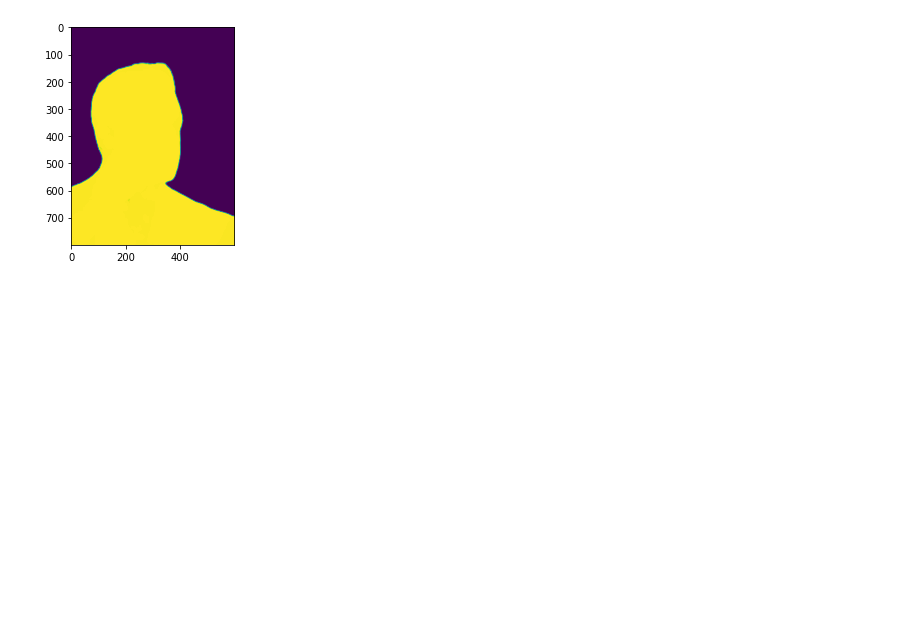
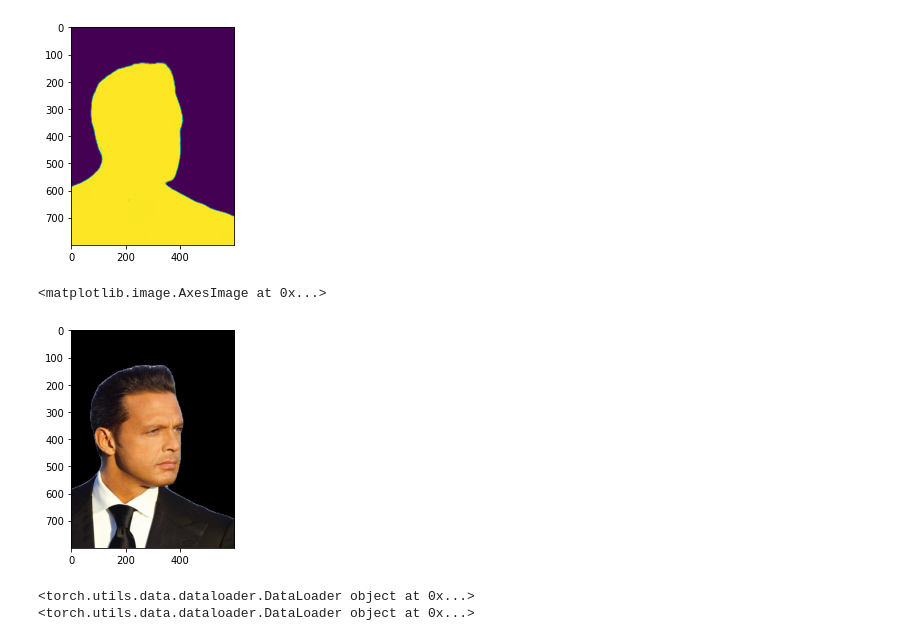
Before and after one commit to noisrucer/virtual-background, a Jupyter notebook: playground.ipynb, the cells around one changed output. Saved outputs shown, nothing was run; the diff lists cells and outputs as text; code cells hidden in the pictures; blank space fills up the shorter version.

Commit message:
[Feat] Implement Dataset/DataLoader class
- Call `get_dataloaders` function in `dataloader/dataloader.py` file
- Returns `train_loader` and `val_loader`
issue #3

```diff
--- a/playground.ipynb
+++ b/playground.ipynb
@@ -5,7 +5,7 @@ import matplotlib.pyplot as plt
 # %%
 img_path = '/opt/ml/input/id-photo-generator/data/matting_human_half/clip_img/1803151818/clip_00000000/1803151818-00000023.jpg'
 matting_path = '/opt/ml/input/id-photo-generator/data/matting_human_half/matting/1803151818/matting_00000000/1803151818-00000023.png'
-img = cv2.imread(img_path, cv2.IMREAD_UNCHANGED)
+img = cv2.imread(img_path)
 img = cv2.cvtColor(img, cv2.COLOR_BGR2RGB)
 matting = cv2.imread(matting_path, cv2.IMREAD_UNCHANGED)
 # %%
@@ -31,3 +31,27 @@ plt.imshow(matting_alpha)
 # %% [output]
 <matplotlib.image.AxesImage at 0x...>
 [figure]
+# %%
+matting_alpha = (matting_alpha != 0) * 1
+# %%
+matting_alpha_3d = [matting_alpha for _ in range(3)]
+matting_alpha_3d = np.stack(matting_alpha_3d, axis=-1)
+# %%
+plt.imshow(np.where(matting_alpha_3d == 1, img, 0))
+# %% [output]
+<matplotlib.image.AxesImage at 0x...>
+[figure, added]
+# %%
+from dataloader import get_dataloaders
+
+train_loader, val_loader = get_dataloaders(
+    img_dir='/opt/ml/input/id-photo-generator/data/clip_img',
+    matting_dir='/opt/ml/input/id-photo-generator/data/matting',
+    csv_path='/opt/ml/input/id-photo-generator/data/dataset.csv'
+)
+
+print(train_loader)
+print(val_loader)
+# %% [output]
+<torch.utils.data.dataloader.DataLoader object at 0x...>
+<torch.utils.data.dataloader.DataLoader object at 0x...>
```
Also changed, not shown: 4 other files.
